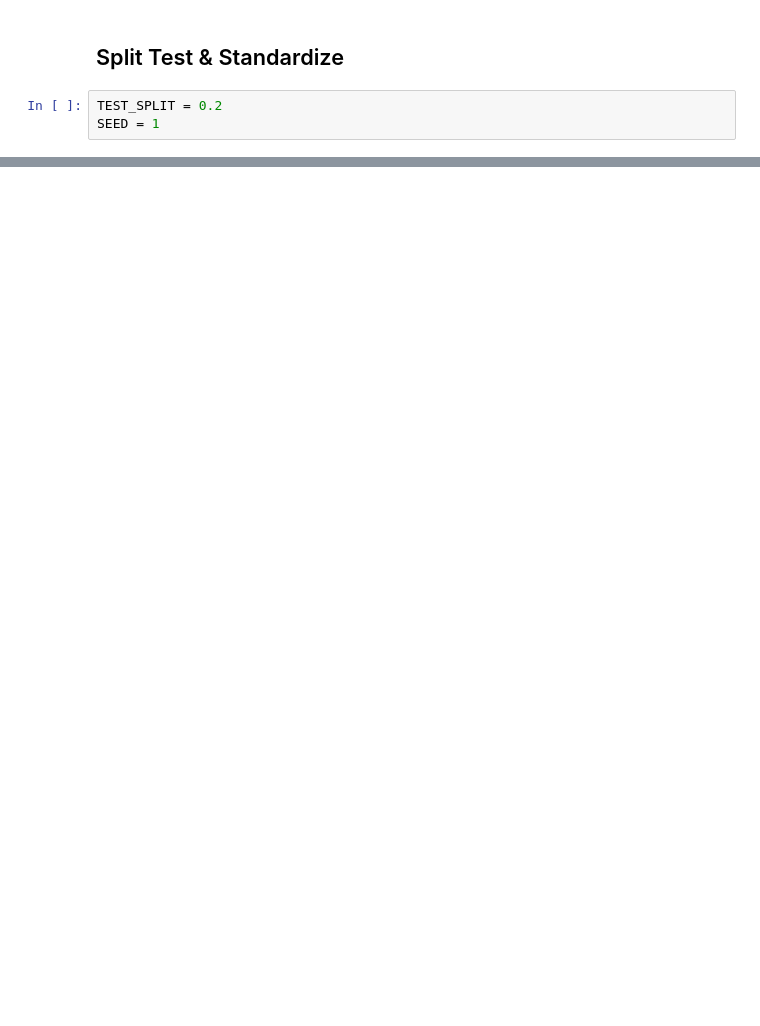
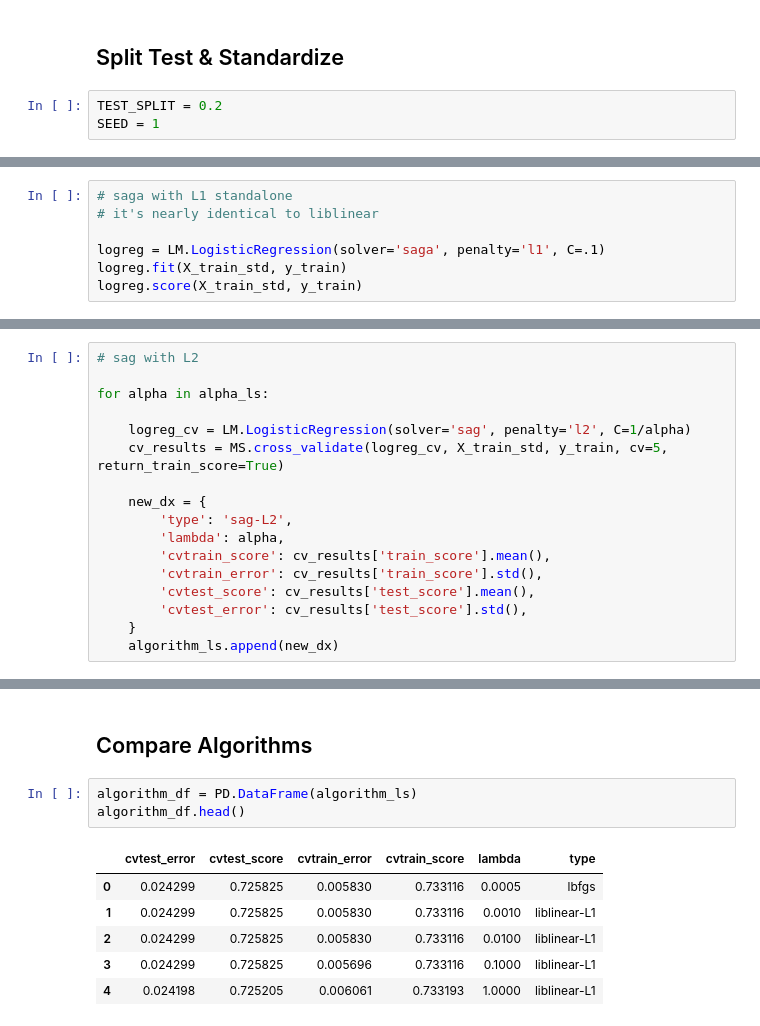
Before and after one commit to NathanVenos/Classifying_LEGO_Value_Retention, a Jupyter notebook: analysis/logistic_regression.ipynb, the cells around one changed output, grey strips where cells are left out. Saved outputs shown, nothing was run; the diff lists cells and outputs as text; blank space fills up the shorter version.

```diff
--- a/analysis/logistic_regression.ipynb
+++ b/analysis/logistic_regression.ipynb
@@ -230,0 +211,7 @@ new_dx
+# %%
+# saga with L1 standalone
+# it's nearly identical to liblinear
+
+logreg = LM.LogisticRegression(solver='saga', penalty='l1', C=.1)
+logreg.fit(X_train_std, y_train)
+logreg.score(X_train_std, y_train)
@@ -230,0 +289,17 @@ new_dx
+# %%
+# sag with L2
+
+for alpha in alpha_ls:
+
+    logreg_cv = LM.LogisticRegression(solver='sag', penalty='l2', C=1/alpha)
+    cv_results = MS.cross_validate(logreg_cv, X_train_std, y_train, cv=5, return_train_score=True)
+
+    new_dx = {
+        'type': 'sag-L2',
+        'lambda': alpha,
+        'cvtrain_score': cv_results['train_score'].mean(),
+        'cvtrain_error': cv_results['train_score'].std(),
+        'cvtest_score': cv_results['test_score'].mean(),
+        'cvtest_error': cv_results['test_score'].std(),
+    }
+    algorithm_ls.append(new_dx)
@@ -230,0 +323,12 @@ new_dx
+# %% [markdown]
+## Compare Algorithms
+# %%
+algorithm_df = PD.DataFrame(algorithm_ls)
+algorithm_df.head()
+# %% [output]
+|  | cvtest_error | cvtest_score | cvtrain_error | cvtrain_score | lambda | type |
+| 0 | 0.024299 | 0.725825 | 0.005830 | 0.733116 | 0.0005 | lbfgs |
+| 1 | 0.024299 | 0.725825 | 0.005830 | 0.733116 | 0.0010 | liblinear-L1 |
+| 2 | 0.024299 | 0.725825 | 0.005830 | 0.733116 | 0.0100 | liblinear-L1 |
+| 3 | 0.024299 | 0.725825 | 0.005696 | 0.733116 | 0.1000 | liblinear-L1 |
+| 4 | 0.024198 | 0.725205 | 0.006061 | 0.733193 | 1.0000 | liblinear-L1 |
```
Also changed, not shown: parts of 30 cells of this notebook.
